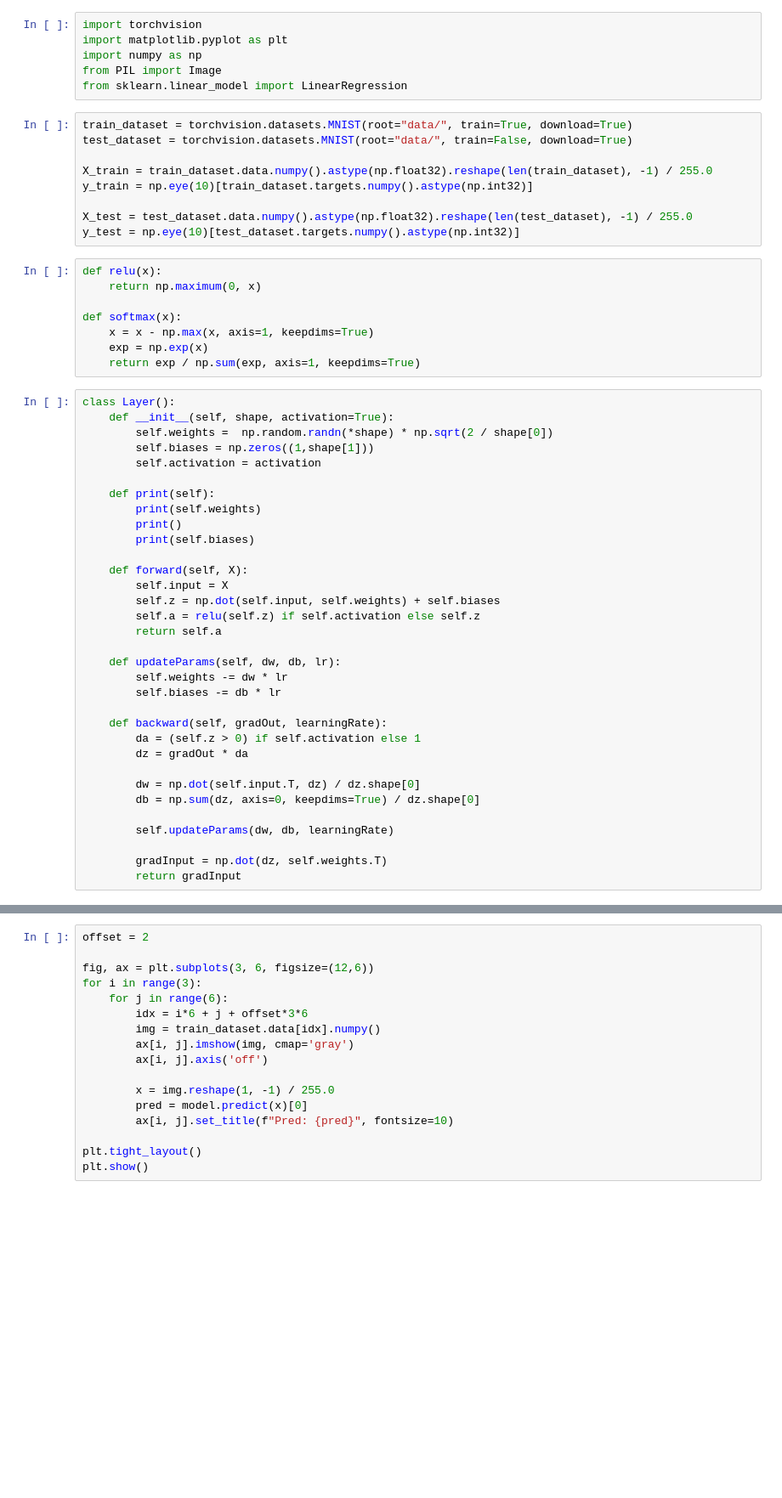
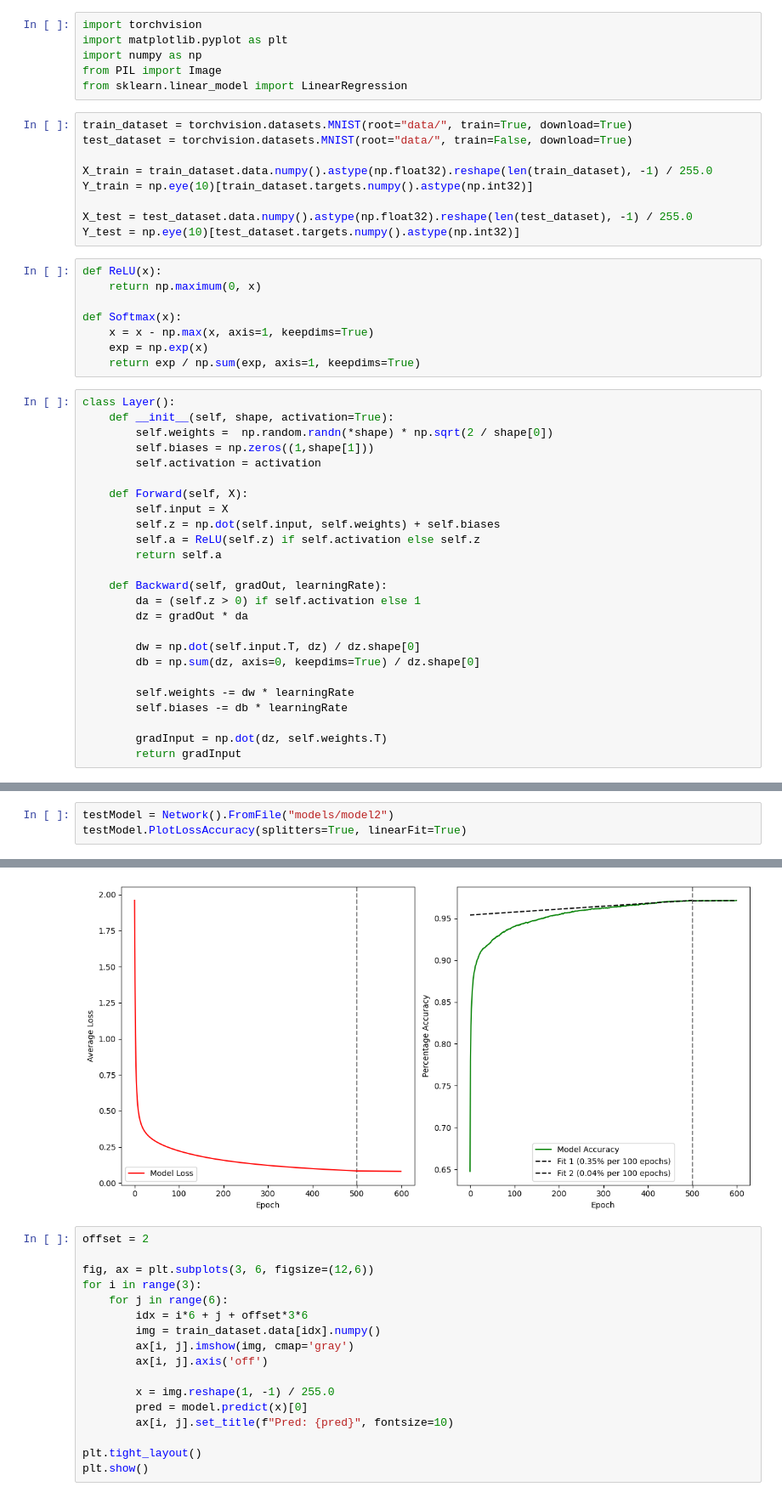
Before and after one commit to LaurenceRichards44/MNIST-Neural-Network, a Jupyter notebook: main.ipynb, the cells around one changed output, grey strips where cells are left out. Shown at 85% size. Saved outputs shown, nothing was run; the diff lists cells and outputs as text; blank space fills up the shorter version.

```diff
--- a/main.ipynb
+++ b/main.ipynb
@@ -9,15 +9,15 @@ train_dataset = torchvision.datasets.MNIST(root="data/", train=True, download=Tr
 test_dataset = torchvision.datasets.MNIST(root="data/", train=False, download=True)
 
 X_train = train_dataset.data.numpy().astype(np.float32).reshape(len(train_dataset), -1) / 255.0
-y_train = np.eye(10)[train_dataset.targets.numpy().astype(np.int32)]
+Y_train = np.eye(10)[train_dataset.targets.numpy().astype(np.int32)]
 
 X_test = test_dataset.data.numpy().astype(np.float32).reshape(len(test_dataset), -1) / 255.0
-y_test = np.eye(10)[test_dataset.targets.numpy().astype(np.int32)]
+Y_test = np.eye(10)[test_dataset.targets.numpy().astype(np.int32)]
 # %%
-def relu(x):
+def ReLU(x):
     return np.maximum(0, x)
 
-def softmax(x):
+def Softmax(x):
     x = x - np.max(x, axis=1, keepdims=True)
     exp = np.exp(x)
     return exp / np.sum(exp, axis=1, keepdims=True)
@@ -28,29 +28,21 @@ class Layer():
         self.biases = np.zeros((1,shape[1]))
         self.activation = activation
 
-    def print(self):
-        print(self.weights)
-        print()
-        print(self.biases)
-
-    def forward(self, X):
+    def Forward(self, X):
         self.input = X
         self.z = np.dot(self.input, self.weights) + self.biases
-        self.a = relu(self.z) if self.activation else self.z
+        self.a = ReLU(self.z) if self.activation else self.z
         return self.a
 
-    def updateParams(self, dw, db, lr):
-        self.weights -= dw * lr
-        self.biases -= db * lr
-
-    def backward(self, gradOut, learningRate):
+    def Backward(self, gradOut, learningRate):
         da = (self.z > 0) if self.activation else 1
         dz = gradOut * da
 
         dw = np.dot(self.input.T, dz) / dz.shape[0]
         db = np.sum(dz, axis=0, keepdims=True) / dz.shape[0]
 
-        self.updateParams(dw, db, learningRate)
+        self.weights -= dw * learningRate
+        self.biases -= db * learningRate
 
         gradInput = np.dot(dz, self.weights.T)
         return gradInput
@@ -210,0 +239,4 @@ AttributeError: 'Network' object has no attribute 'lossesArray'
+# %%
+testModel = Network().FromFile("models/model2")
+testModel.PlotLossAccuracy(splitters=True, linearFit=True)
+# %% [output]
@@ -211,3 +244,4 @@ AttributeError: 'Network' object has no attribute 'lossesArray'
+[figure, added]
 # %%
 offset = 2
 
```
Also changed, not shown: parts of 6 cells of this notebook, 22 other files.
